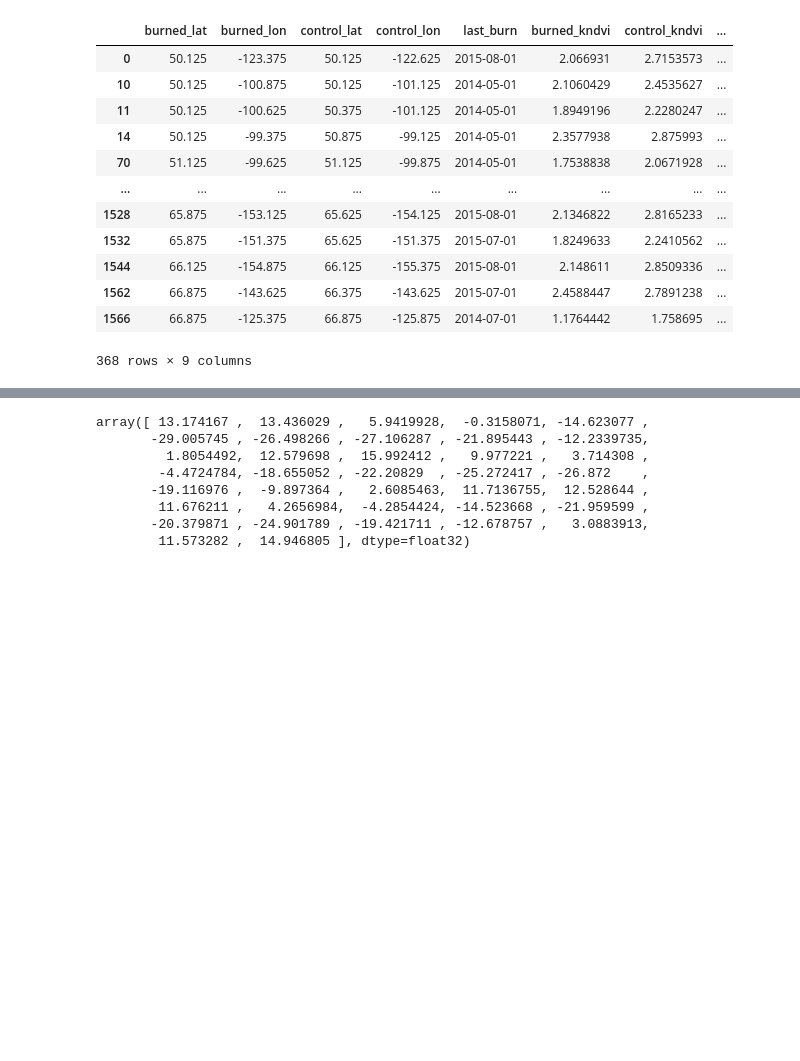
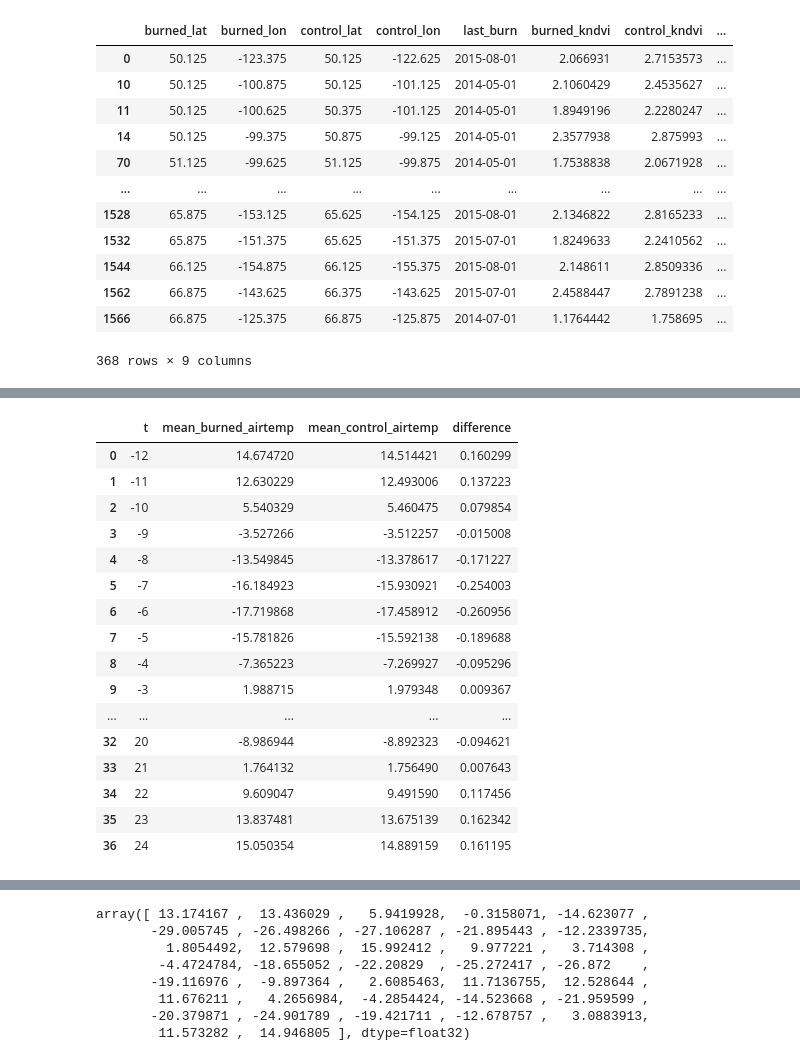
Before and after one commit to annavonblohn/Remote_Sensing_Applications, a Jupyter notebook: ESA_Landcover.ipynb, the cells around one changed output, grey strips where cells are left out. Saved outputs shown, nothing was run; the diff lists cells and outputs as text; code cells hidden in the pictures; blank space fills up the shorter version.

```diff
--- a/ESA_Landcover.ipynb
+++ b/ESA_Landcover.ipynb
@@ -1667,0 +1668,11 @@ See the caveats in the documentation: https://pandas.pydata.org/pandas-docs/stab
+# %%
+import pandas as pd
+
+# Generate 't' values from -12 to 24
+t_values = list(range(-12, 25))
+
+# Create a DataFrame with the 't' values
+df_time_indices = pd.DataFrame({'t': t_values})
+
+# Print the DataFrame
+print(df_time_indices)
@@ -1667,0 +1697,51 @@ See the caveats in the documentation: https://pandas.pydata.org/pandas-docs/stab
+# %%
+import pandas as pd
+df_high_severity_airtemp_precip = df_high_severity_airtemp_precip.copy()
+df_time_indices_airtemp = df_time_indices.copy()
+
+# Assuming df is your original DataFrame containing the columns 'burned_airtemp_values' and 'control_airtemp_values'
+# Create an empty list to store mean values for each index
+mean_values_burned = []
+mean_values_control = []
+
+# Iterate over each index in the list
+for i in range(len(df_high_severity_airtemp_precip['burned_airtemp_values'][0])):
+    # Calculate the mean for the current index across all rows for burned_airtemp_values
+    index_mean_burned = df_high_severity_airtemp_precip['burned_airtemp_values'].apply(lambda x: x[i]).mean()
+    # Append the mean value to the list for burned_airtemp_values
+    mean_values_burned.append(index_mean_burned)
+
+    # Calculate the mean for the current index across all rows for control_airtemp_values
+    index_mean_control = df_high_severity_airtemp_precip['control_airtemp_values'].apply(lambda x: x[i]).mean()
+    # Append the mean value to the list for control_airtemp_values
+    mean_values_control.append(index_mean_control)
+
+# Create a new DataFrame with the mean values for burned_airtemp_values and control_airtemp_values
+# df_time_indices_airtemp = pd.DataFrame({'mean_burned_airtemp': mean_values_burned, 'mean_control_airtemp': mean_values_control})
+df_time_indices_airtemp['mean_burned_airtemp'] = mean_values_burned
+
+df_time_indices_airtemp['mean_control_airtemp'] = mean_values_control
+
+# Calculate the difference between mean_burned_airtemp and mean_control_airtemp
+df_time_indices_airtemp['difference'] = df_time_indices_airtemp['mean_burned_airtemp'] - df_time_indices_airtemp['mean_control_airtemp']
+
+# Print the updated DataFrame
+df_time_indices_airtemp
+# %% [output]
+|  | t | mean_burned_airtemp | mean_control_airtemp | difference |
+| 0 | -12 | 14.674720 | 14.514421 | 0.160299 |
+| 1 | -11 | 12.630229 | 12.493006 | 0.137223 |
+| 2 | -10 | 5.540329 | 5.460475 | 0.079854 |
+| 3 | -9 | -3.527266 | -3.512257 | -0.015008 |
+| 4 | -8 | -13.549845 | -13.378617 | -0.171227 |
+| 5 | -7 | -16.184923 | -15.930921 | -0.254003 |
+| 6 | -6 | -17.719868 | -17.458912 | -0.260956 |
+| 7 | -5 | -15.781826 | -15.592138 | -0.189688 |
+| 8 | -4 | -7.365223 | -7.269927 | -0.095296 |
+| 9 | -3 | 1.988715 | 1.979348 | 0.009367 |
+| ... | ... | ... | ... | ... |
+| 32 | 20 | -8.986944 | -8.892323 | -0.094621 |
+| 33 | 21 | 1.764132 | 1.756490 | 0.007643 |
+| 34 | 22 | 9.609047 | 9.491590 | 0.117456 |
+| 35 | 23 | 13.837481 | 13.675139 | 0.162342 |
+| 36 | 24 | 15.050354 | 14.889159 | 0.161195 |
```
Also changed, not shown: parts of 7 cells of this notebook.
